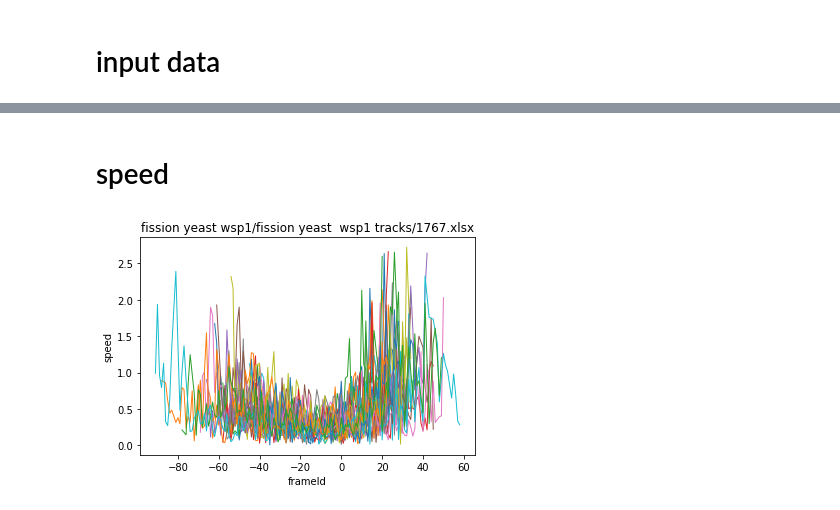
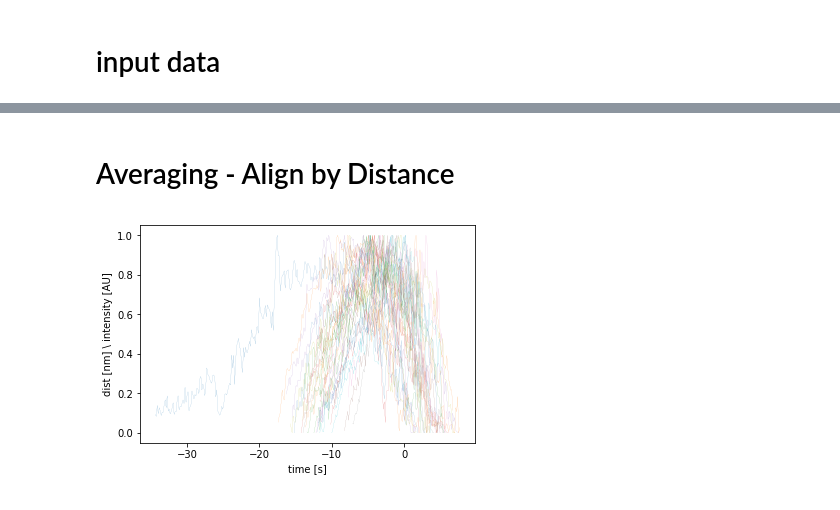
Before and after one commit to elifesciences-publications/YeastTrackAnalysis, a Jupyter notebook: analysis_multiTrack_listOfFiles.ipynb, the cells around one changed output, grey strips where cells are left out. Cells and saved outputs as stored; diff of their text form; code cells hidden in the pictures.

Commit message:
averaging done

```diff
--- a/analysis_multiTrack_listOfFiles.ipynb
+++ b/analysis_multiTrack_listOfFiles.ipynb
@@ -185,2 +134,0 @@ for i in range(0,len(trackData)):
-# %% [markdown]
-# speed
@@ -199,20 +135,39 @@ def calcSpeed(trackdata):
-# %%
-for i in range(0,len(trackData)):
-    trackId = fileIds[i]
-    alignmentIdx = getAlignmentIdx(trackId)
-
-    data = trackData[i]
-    alignmentFrame = data['Frame'].astype(int)[alignmentIdx]
-
-    t = (data['Frame'].astype(int))[0:-1]-alignmentFrame
-    frameByFrameDistances = calcSpeed(data)
-
-    plt.plot(t,frameByFrameDistances,lw=1)
-    plt.title('speed')
-    plt.xlabel('frameId')
-    plt.ylabel('speed')
-    plt.title(folder+file)
-#    plt.ylim(0,1.6)
-#plt.savefig(file+'_speed.png')
-# %% [output]
-[figure, removed]
+# %% [markdown]
+# Averaging - Align by Distance
+# %%
+filenames = filenamesData['filenames']
+for filename in filenames:
+
+    data = pd.read_csv(filename)
+
+    x = data['x'].values
+    y = data['y'].values
+    intensity = data['m0']
+    distance = data['distance[nm]']
+    speed = data['speed[nm]']
+    time = data['time[s]']
+
+    # single point data
+    inflectionPointIndex = data['inflectionPointIndex'][0]
+    inflectionPoint_fromIntensity_Index = data['inflectionPoint_fromIntensity_Index'][0]
+    inflectionPointIndex = data['inflectionPointIndex'][0]
+    inflectionPointFrame = data['inflectionPointFrame'][0]
+    inflectionPointTime = data['inflectionPointTime'][0]
+    inflectionPointIntensity = data['inflectionPointIntensity'][0]
+    max_intensity_AU = data['max_intensity_AU'][0]
+    lifetime_frames = data['lifetime_frames'][0]
+    lifetime_seconds = data['lifetime_seconds'][0]
+    trackId = data['Trajectory'][0]
+
+    ################
+    # 4th subplot
+    ################
+
+
+    #plt.plot(time-inflectionPointTime,(distance-np.min(distance))/np.max(distance-np.min(distance)),lw=3)
+    plt.plot(time-inflectionPointTime,(intensity-np.min(intensity))/np.max(intensity-np.min(intensity)),lw=0.1)
+
+    plt.xlabel('time [s]')
+    plt.ylabel('dist [nm] \ intensity [AU]')
+# %% [output]
+[figure, added]
```
Also changed, not shown: parts of 21 cells of this notebook.
